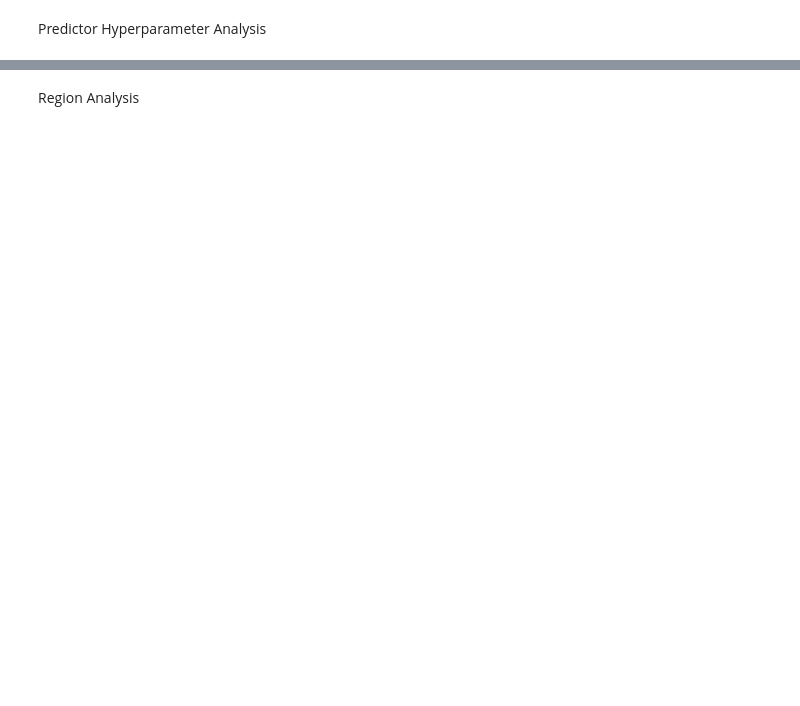
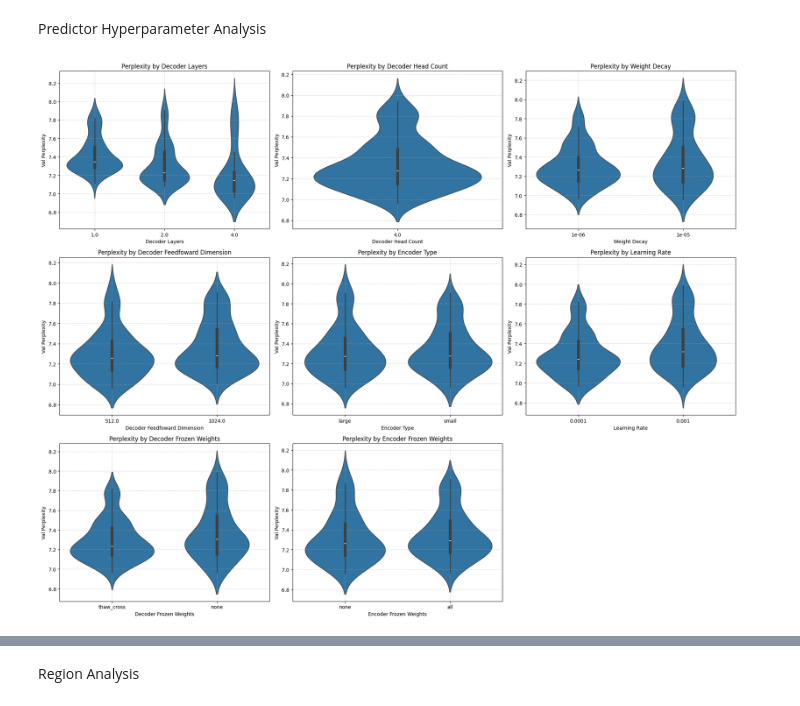
Before and after one commit to minw1/TCAE-Narratives, a Jupyter notebook: code/analysis.ipynb, the cells around one changed output, grey strips where cells are left out. Cells and saved outputs as stored; diff of their text form; code cells hidden in the pictures; blank space fills up the shorter version.

```diff
--- a/code/analysis.ipynb
+++ b/code/analysis.ipynb
@@ -213,2 +217,48 @@ for pn, nn in zip(param_names, full_pnames):
 # %% [markdown]
 Predictor Hyperparameter Analysis
+# %%
+import seaborn as sns
+import matplotlib.pyplot as plt
+import pandas as pd
+from pathlib import Path
+
+def try_float(tok):
+    try:
+        return float(tok)
+    except ValueError:
+        return tok
+
+predictor_dir = Path("/home/wsm32/project/wsm_thesis_scratch/narratives/combined_run/predictors")
+param_names = ["dec_blocks", "n_dec_head", "wd", "dec_ff", "encoder['kind']", "lr", "df", "enf"]
+full_pnames = ["Decoder Layers", "Decoder Head Count", "Weight Decay", "Decoder Feedfoward Dimension",
+               "Encoder Type", "Learning Rate", "Decoder Frozen Weights", "Encoder Frozen Weights"]
+
+ae_info = pd.DataFrame(columns=param_names + ["val_perp"])
+
+for subdir in predictor_dir.iterdir():
+    if subdir.is_dir():
+        train_info = load_scalars_to_df(subdir / "summary")
+        val_perp = train_info.loc[train_info["Val_Loss"].idxmin(), "Val_Perp"]
+        toks = [try_float(tok) for tok in subdir.name.split("-")]
+        ae_info.loc[len(ae_info)] = toks + [val_perp]
+
+# Plot in a single 3x3 grid
+fig, axes = plt.subplots(3, 3, figsize=(20, 16))
+axes = axes.flatten()
+
+for i, (pn, nn) in enumerate(zip(param_names, full_pnames)):
+    sns.violinplot(x=pn, y="val_perp", data=ae_info, ax=axes[i])
+    axes[i].set_title(f"Perplexity by {nn}")
+    axes[i].set_xlabel(nn)
+    axes[i].set_ylabel("Val Perplexity")
+    axes[i].grid(True, linestyle="--", alpha=0.5)
+
+# Remove any unused subplots
+for j in range(len(param_names), 9):
+    fig.delaxes(axes[j])
+
+plt.tight_layout()
+plt.savefig("figures/predictor/Predictor_violin_grid.png", dpi=300, bbox_inches="tight")
+plt.show()
+# %% [output]
+[figure, added]
```
Also changed, not shown: parts of 17 cells of this notebook.
